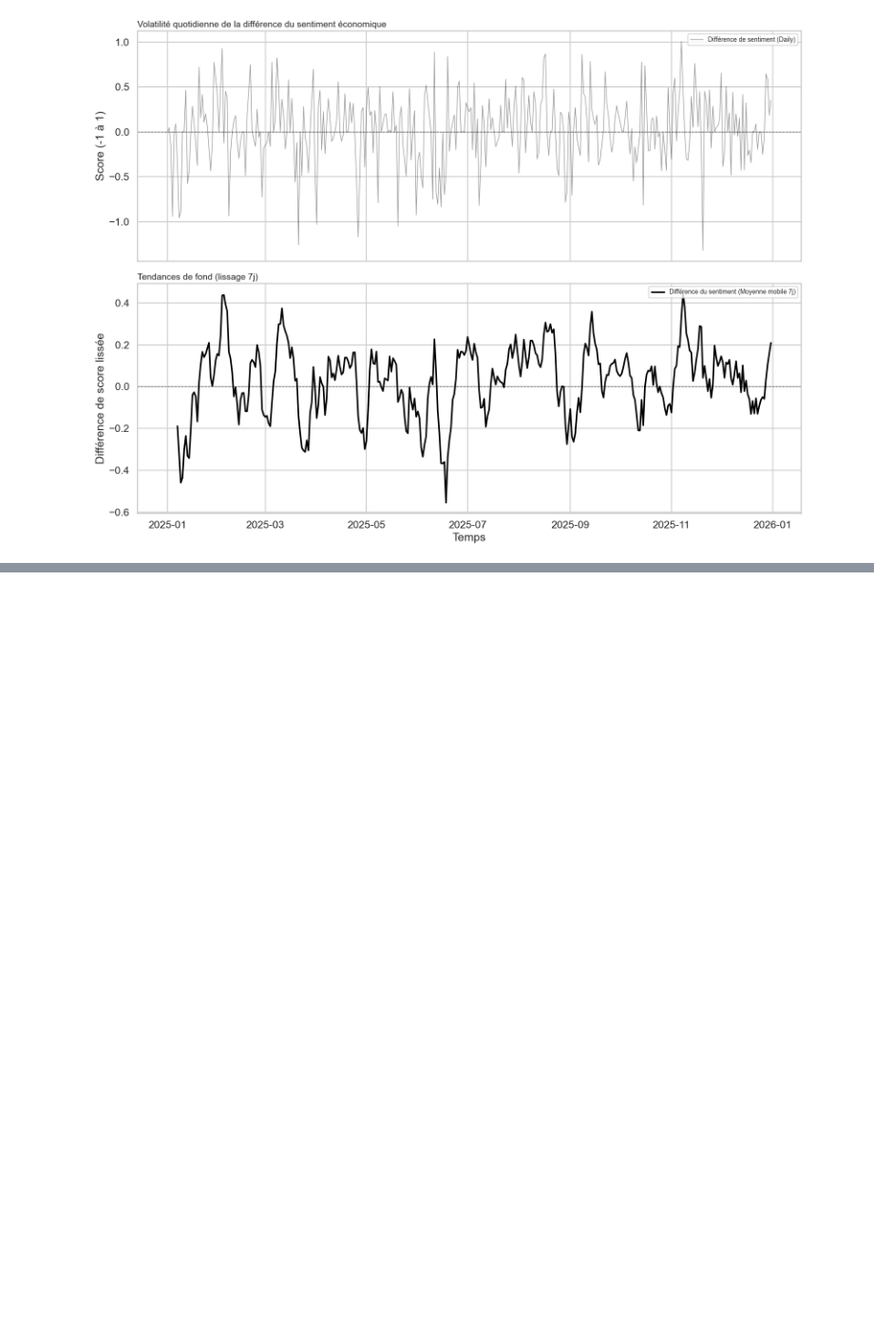
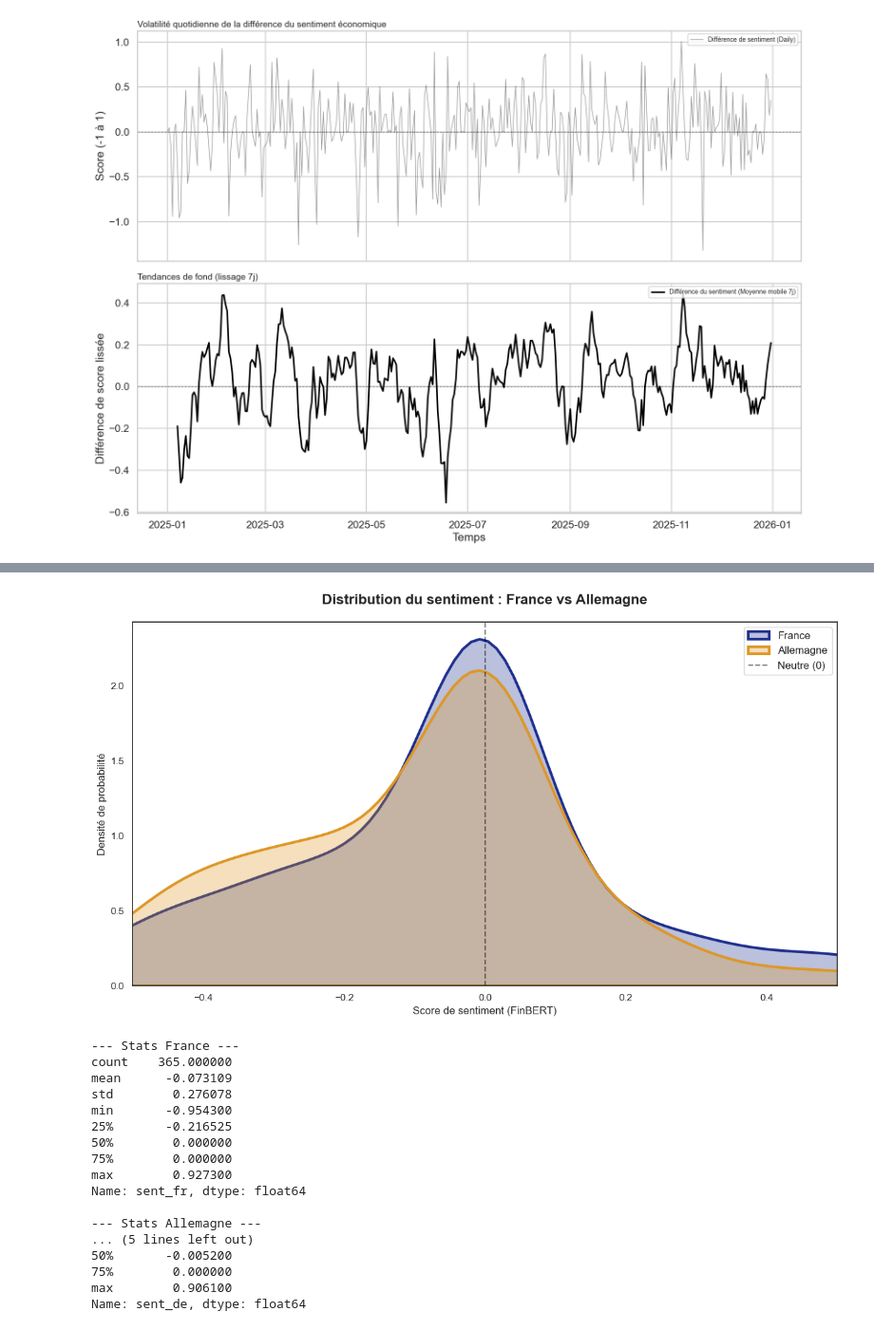
Before and after one commit to elyanrgn/Nowcasting_ENSAE, a Jupyter notebook: sentiment_viz.ipynb, the cells around one changed output, grey strips where cells are left out. Shown at 95% size. Drawn from its saved outputs; the diff is of its cells as text; code cells hidden in the pictures; blank space fills up the shorter version.

```diff
--- a/sentiment_viz.ipynb
+++ b/sentiment_viz.ipynb
@@ -281,0 +348,62 @@ plt.show()
+# %%
+import pandas as pd
+import matplotlib.pyplot as plt
+import seaborn as sns
+import os
+
+# --- 1. CHARGEMENT ---
+DATA_DIR = "data/processed"
+INPUT_FILE = "aggregated_daily_finbert.csv"
+df = pd.read_csv(os.path.join(DATA_DIR, INPUT_FILE), index_col=0, parse_dates=True)
+
+# --- 2. GRAPHIQUE DE DISTRIBUTION ---
+plt.figure(figsize=(12, 7))
+sns.set_theme(style="white")
+
+# Couleurs académiques
+col_fr = "#1e2f8e" # Bleu
+col_de = "#de9725" # Orange
+
+# Création des courbes de densité
+sns.kdeplot(df['sent_fr'], fill=True, color=col_fr, label='France', linewidth=3, alpha=0.3)
+sns.kdeplot(df['sent_de'], fill=True, color=col_de, label='Allemagne', linewidth=3, alpha=0.3)
+
+# Ligne centrale (Neutre)
+plt.axvline(0, color='black', linestyle='--', alpha=0.5, label='Neutre (0)')
+
+# Habillage
+plt.title("Distribution du sentiment : France vs Allemagne", fontsize=16, fontweight='bold', pad=20)
+plt.xlabel("Score de sentiment (FinBERT)", fontsize=12)
+plt.ylabel("Densité de probabilité", fontsize=12)
+plt.legend(frameon=True, fontsize=12)
+
+# On limite l'axe X si tu as des outliers extrêmes pour mieux voir la "bosse"
+plt.xlim(-0.5, 0.5)
+
+plt.tight_layout()
+plt.show()
+
+# --- 3. PETIT BONUS : STATS DESCRIPTIVES ---
+print("--- Stats France ---")
+print(df['sent_fr'].describe())
+print("\n--- Stats Allemagne ---")
+print(df['sent_de'].describe())
+# %% [output]
+[figure, added]
+--- Stats France ---
+count    365.000000
+mean      -0.073109
+std        0.276078
+min       -0.954300
+25%       -0.216525
+50%        0.000000
+75%        0.000000
+max        0.927300
+Name: sent_fr, dtype: float64
+
+--- Stats Allemagne ---
+... (5 lines left out)
+50%       -0.005200
+75%        0.000000
+max        0.906100
+Name: sent_de, dtype: float64
```
Also changed, not shown: parts of 7 cells of this notebook, 7 other files.
